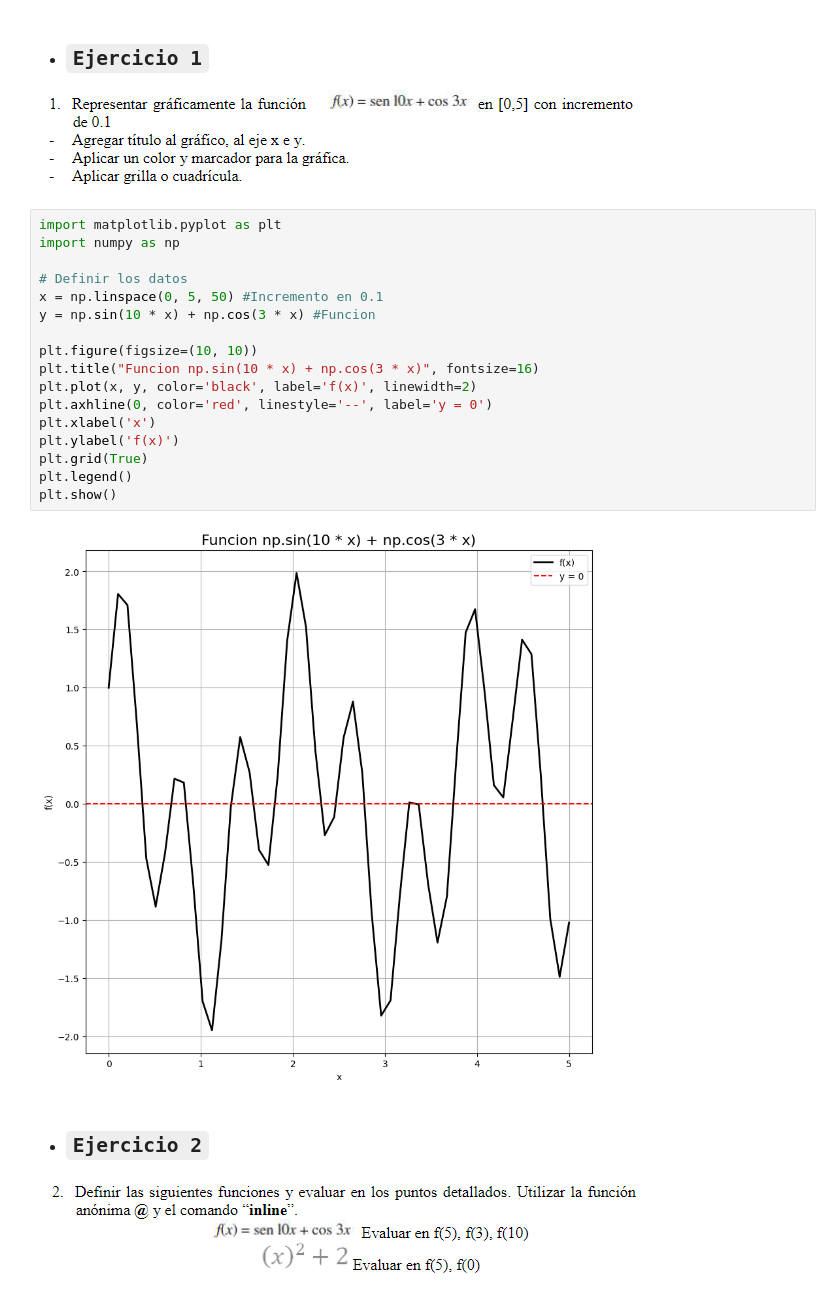
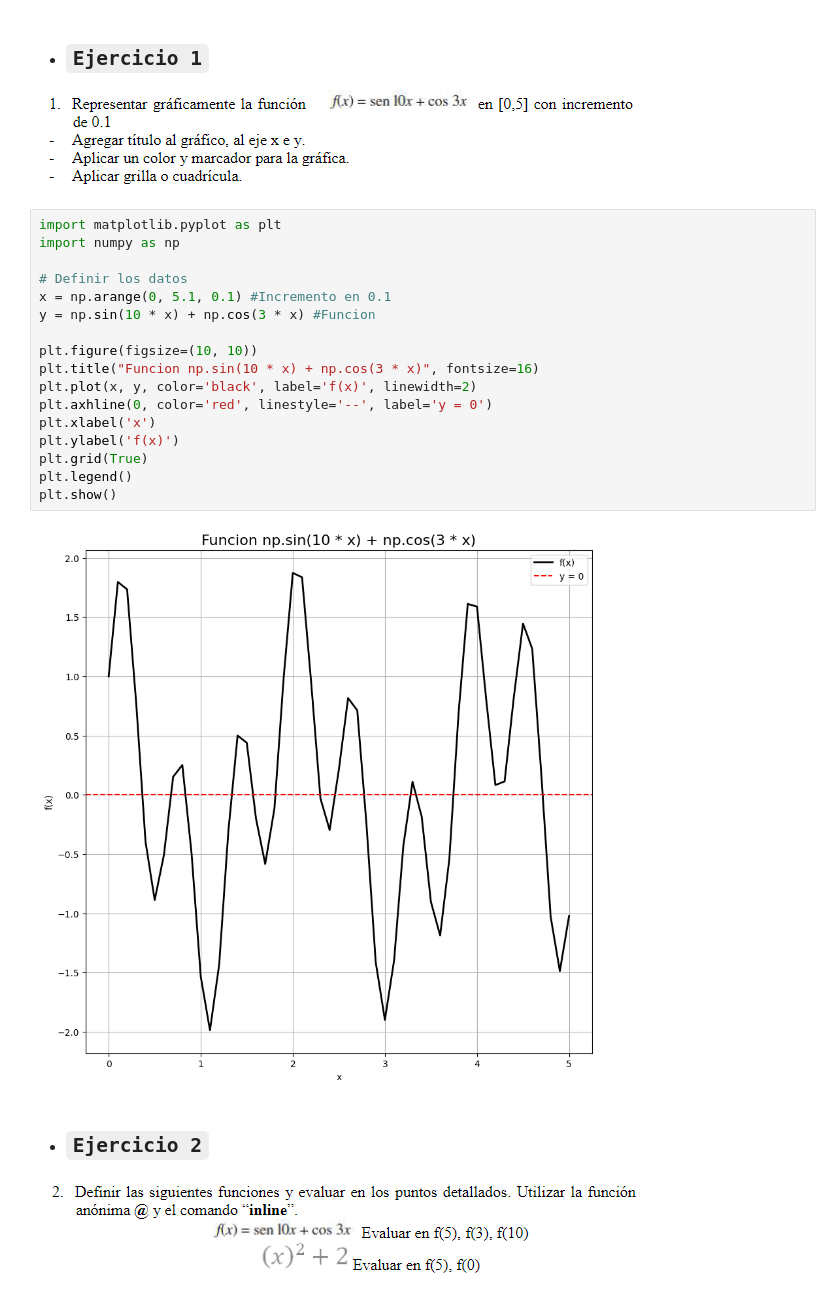
Before and after one commit to kapicida/MENU24, a Jupyter notebook: TP3/TP3_Raices.ipynb, the cells around one changed output. Saved outputs shown, nothing was run; the diff lists cells and outputs as text.

```diff
--- a/TP3/TP3_Raices.ipynb
+++ b/TP3/TP3_Raices.ipynb
@@ -6,22 +6,22 @@
 # %%
 import matplotlib.pyplot as plt
 import numpy as np
 
 # Definir los datos
-x = np.linspace(0, 5, 50) #Incremento en 0.1
+x = np.arange(0, 5.1, 0.1) #Incremento en 0.1
 y = np.sin(10 * x) + np.cos(3 * x) #Funcion
 
 plt.figure(figsize=(10, 10))
 plt.title("Funcion np.sin(10 * x) + np.cos(3 * x)", fontsize=16)
 plt.plot(x, y, color='black', label='f(x)', linewidth=2)
 plt.axhline(0, color='red', linestyle='--', label='y = 0')
 plt.xlabel('x')
 plt.ylabel('f(x)')
 plt.grid(True)
 plt.legend()
 plt.show()
 # %% [output]
-[figure, old version]
+[figure, new version]
 # %% [markdown]
 * ## `Ejercicio 2`
 ![image.png](attachment:image.png)
```
